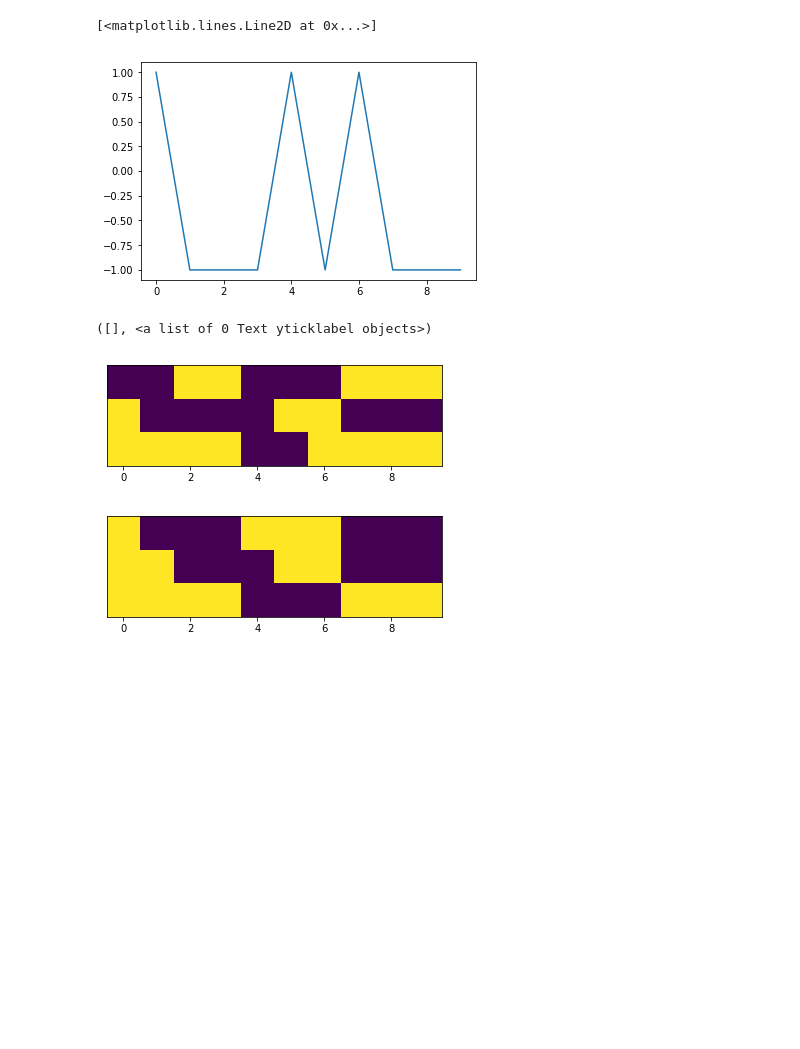
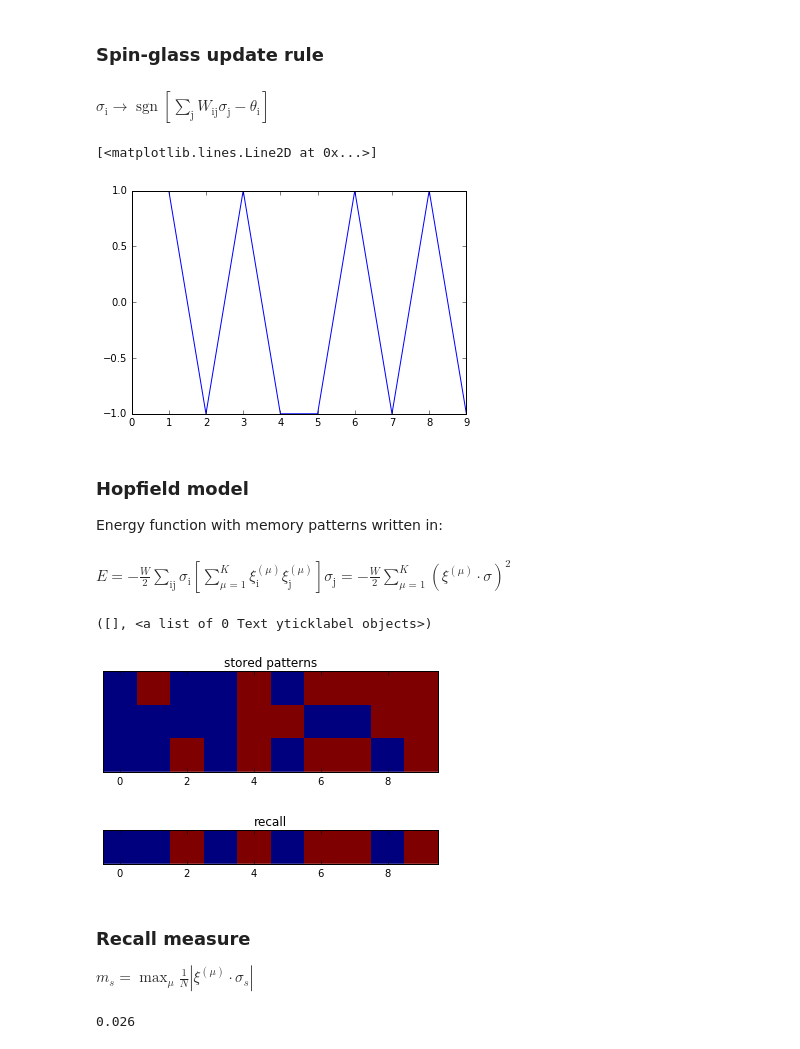
Before and after one commit to Kevin-Sean-Chen/Biophysics, a Jupyter notebook: Hopfield_network.ipynb, the cells around one changed output. Drawn from its saved outputs; the diff is of its cells as text; code cells hidden in the pictures; blank space fills up the shorter version.

Commit message:
Hopfield unfinished

```diff
--- a/Hopfield_network.ipynb
+++ b/Hopfield_network.ipynb
@@ -11,3 +9,7 @@ UsageError: Line magic function `%` not found.
+# %% [markdown]
+### Spin-glass update rule
+
+#### $\sigma _ { \mathrm { i } } \rightarrow \operatorname { sgn } \left[ \sum _ { \mathrm { j } } W _ { \mathrm { i }\mathrm{ j} } \sigma _ { \mathrm { j } } - \theta _ { \mathrm { i } } \right]$
 # %%
 #parameters
 N = 10  #spins
@@ -17,28 +18,43 @@ rep = 10000  #length of simulation
 spins = np.random.choice((-1,1),N)
 # %%
 #iterations
+rep = 10000  #length of simulation
 for r in range(0,rep):
     p = np.random.randint(0,N)
-    h = np.sign(np.sum(W[p]*spins[p])-theta)
+    h = np.sign(np.sum(W[:,p]*spins[p])-theta)
     spins[p] = h
 # %%
 #lot spins
 plt.plot(spins)
 # %% [output]
 [<matplotlib.lines.Line2D at 0x...>]
-[figure, old version]
+[figure, new version]
+# %% [markdown]
+### Hopfield model
+
+Energy function with memory patterns written in:
+
+#### $E = - \frac { W } { 2 } \sum _ { \mathrm { ij } } \sigma _ { \mathrm { i } } \left[ \sum _ { \mu = 1 } ^ { K } \xi _ { \mathrm { i } } ^ { ( \mu ) } \xi _ { \mathrm { j } } ^ { ( \mu ) } \right] \sigma _ { \mathrm { j } } = - \frac { W } { 2 } \sum _ { \mu = 1 } ^ { K } \left( \xi ^ { ( \mu ) } \cdot \sigma \right) ^ { 2 }$
 # %%
 #memory and patterns
+N = 10
 Wm = np.zeros((N,N))  #trained weights
 K = 3  #patterns
-ww = 1#/K  #normalization constant?
+ww = 1  #normalization constant?
 patterns = np.zeros((K,N))
 for k in range(0,K):
     eps = np.expand_dims(np.random.choice((-1,1),N),axis=1)#np.expand_dims(np.array(inputs[k]),axis=1) #
     patterns[k,:] = np.squeeze(eps)
-    lesson = eps.T*eps
-    np.fill_diagonal(lesson,0)
-    Wm = Wm + ww*lesson
+    #lesson = eps.T*eps
+    #np.fill_diagonal(lesson,0)
+    #Wm = Wm + ww*lesson
+    for i in range(len(eps)):
+        for j in range(i,len(eps)):
+            if i == j:
+                Wm[i,j] = 0
+            else:
+                Wm[i,j] = ww*eps[i]*eps[j]
+                Wm[j,i] = Wm[i,j]
 # %%
 #recall
 # mu = 3
@@ -57,20 +73,38 @@ for k in range(0,K):
 #     #spins[p] = h
 # %%
 ##recall
-probes = 3
+###synchronous update
+probes = 5
 recalls = np.zeros((probes,N))
 for p in range(0,probes):
     recall = np.random.choice((-1,1),size=N)
     res = Wm @ recall
-    res = np.sign(res)
+    res = np.sign(res-theta)
     recalls[p,:] = res
+# %%
+###asynchronous update
+probes = 1
+recalls = np.zeros((probes,N))
+for pp in range(0,probes):
+    spins = patterns[2,:]#np.random.choice((-1,1),N)  #start with random or a given pattern (stable)
+    for r in range(0,rep):
+        p = np.random.randint(0,N)
+        h = np.sign(np.sum(W[:,p]*spins[p])-theta)
+        spins[p] = h
+    recalls[pp,:] = spins
 # %%
-plt.imshow(patterns)
+plt.imshow(patterns,interpolation='None')
+plt.title('stored patterns')
 plt.yticks([])
 plt.figure()
-plt.imshow(recalls)
+plt.title('recall')
+plt.imshow(recalls,interpolation='None')
 plt.yticks([])
 # %% [output]
 ([], <a list of 0 Text yticklabel objects>)
-[figure, old version]
+[figure, new version]
-[figure, old version]
+[figure, new version]
+# %% [markdown]
+### Recall measure
+
+$m _ { s } = \max _ { \mu } \frac { 1 } { N } \left| \xi ^ { ( \mu ) } \cdot \sigma _ { s } \right|$
@@ -76,0 +154,5 @@ plt.yticks([])
+# %%
+N=2000
+ms((np.random.choice((-1,1),10*N)).reshape(10,N), np.random.choice((-1,1),N))
+# %% [output]
+0.026
```
Also changed, not shown: parts of 8 cells of this notebook.
